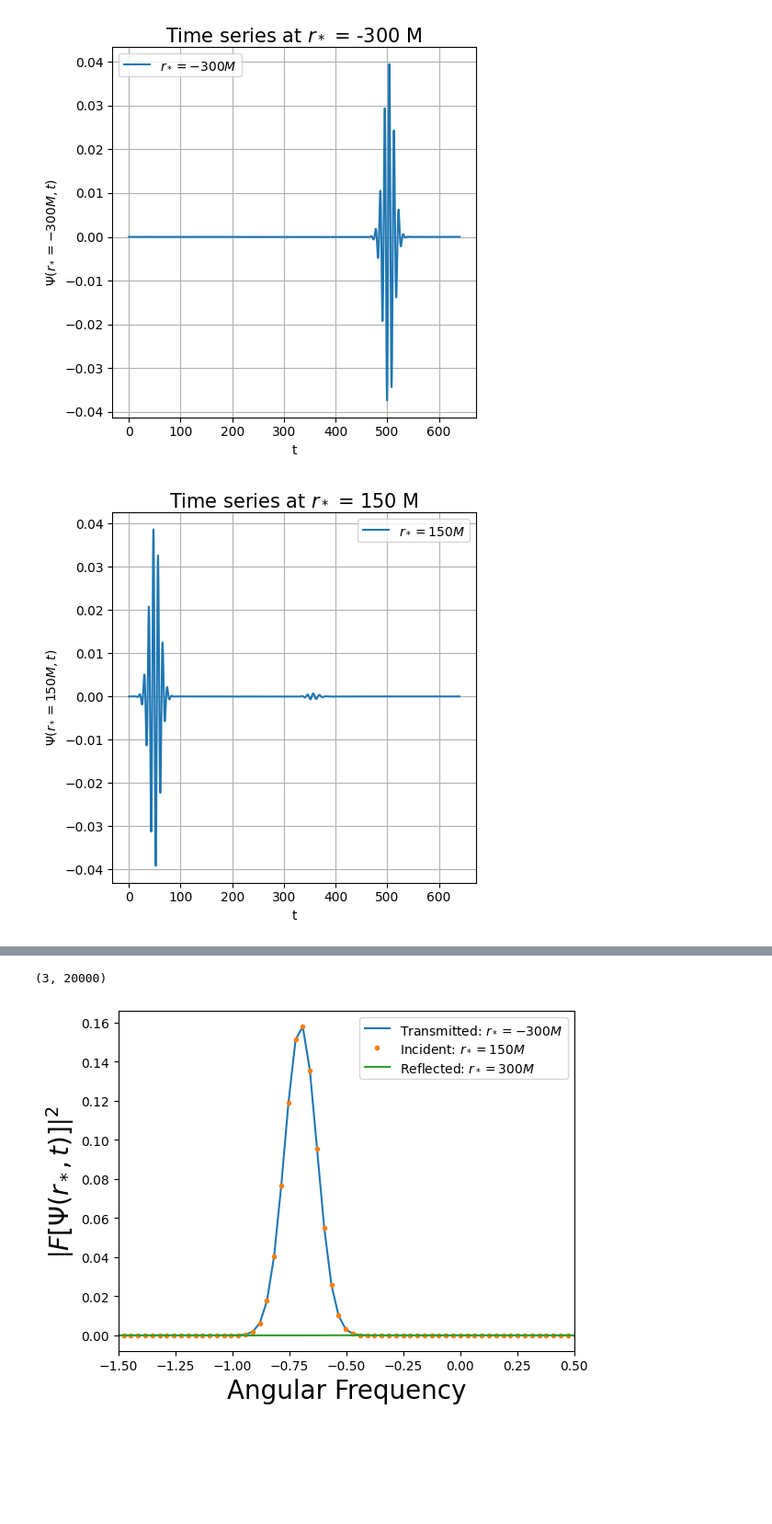
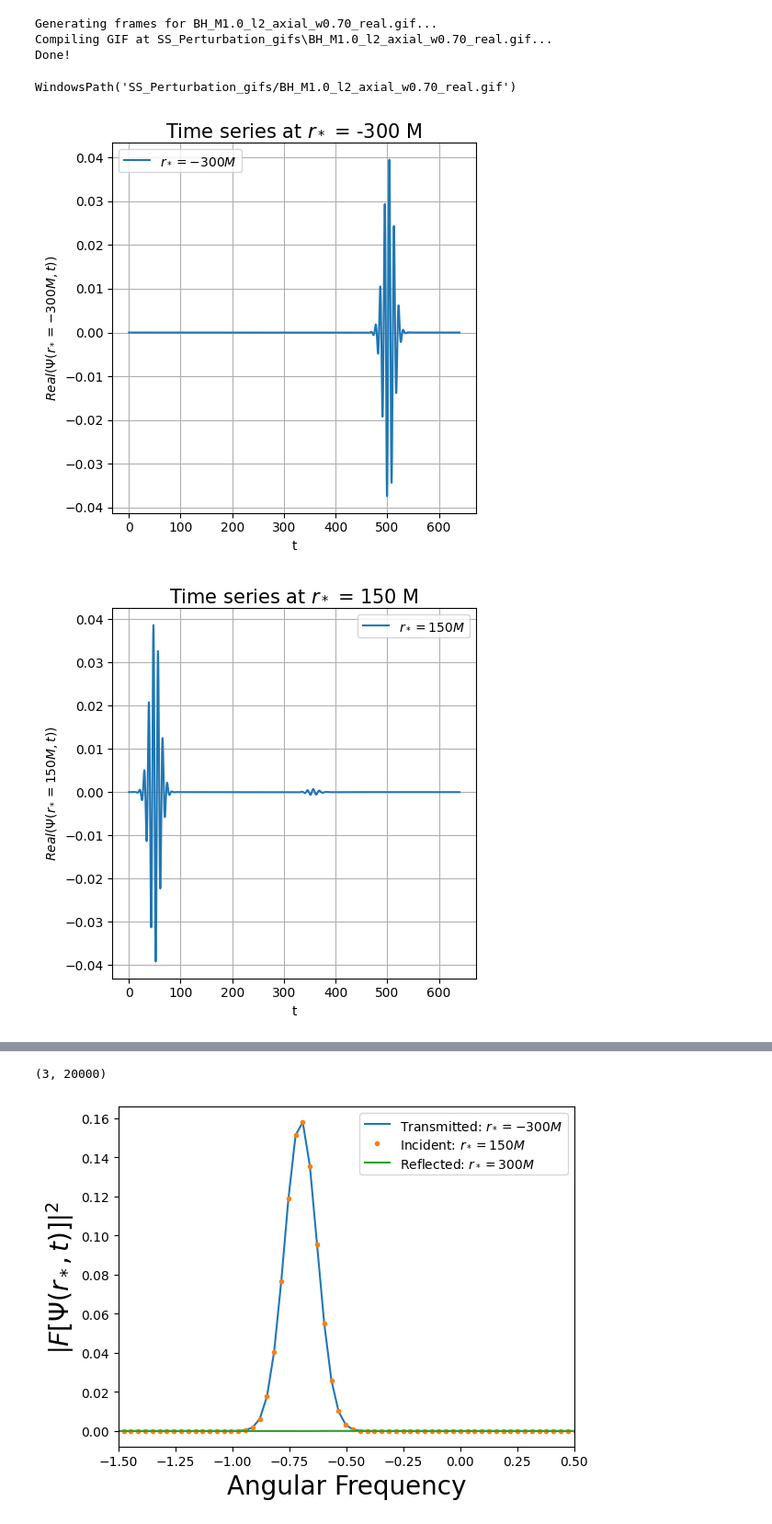
Before and after one commit to dakeerie/MSci-Project, a Jupyter notebook: Results.ipynb, the cells around one changed output, grey strips where cells are left out. Shown at 92% size. Drawn from its saved outputs; the diff is of its cells as text; code cells hidden in the pictures; blank space fills up the shorter version.

```diff
--- a/Results.ipynb
+++ b/Results.ipynb
@@ -29,30 +31,37 @@ Psi0 = 1/(np.sqrt(2*np.pi*width**2))*np.exp(-(axial_sim.rstar - rstar0)**2/(2*wi
 dPsi0 = (-j*omega - (axial_sim.rstar - rstar0)/width**2)*Psi0
 
 sim = axial_sim.solve(Psi0, 20000, dPsi0)
-# sim.make_gif()
+sim.make_gif(omega = omega)
+# %% [output]
+Generating frames for BH_M1.0_l2_axial_w0.70_real.gif...
+Compiling GIF at SS_Perturbation_gifs\BH_M1.0_l2_axial_w0.70_real.gif...
+Done!
+WindowsPath('SS_Perturbation_gifs/BH_M1.0_l2_axial_w0.70_real.gif')
 # %%
 Psi = sim.Psi
 times = sim.times
 
 extraction_radii = [-300, 150, 300]
 
 time_series = []
+
 for x in extraction_radii:
     idx = np.argmin(np.abs(axial_sim.rstar - x*axial_sim.M))
     extraction = Psi[:, idx]
     time_series.append(extraction)
+
     plt.figure(figsize = (5, 5))
     plt.plot(times, extraction.real, label = rf'$r_* = {x} M$')
     plt.xlabel('t', fontsize = 10)
-    plt.ylabel(rf'$\Psi (r_*={x} M, t)$', fontsize = 10)
+    plt.ylabel(rf'$Real(\Psi (r_*={x} M, t))$', fontsize = 10)
     plt.title(rf'Time series at $r_*$ = {x} M', fontsize = 15)
     plt.legend()
     plt.grid()
     plt.tight_layout()
     plt.show()
 
 time_series = np.array(time_series)
 print(time_series.shape)
 # %% [output]
-[figure, old version]
+[figure, new version]
-[figure, old version]
+[figure, new version]
```
Also changed, not shown: parts of 8 cells of this notebook.
